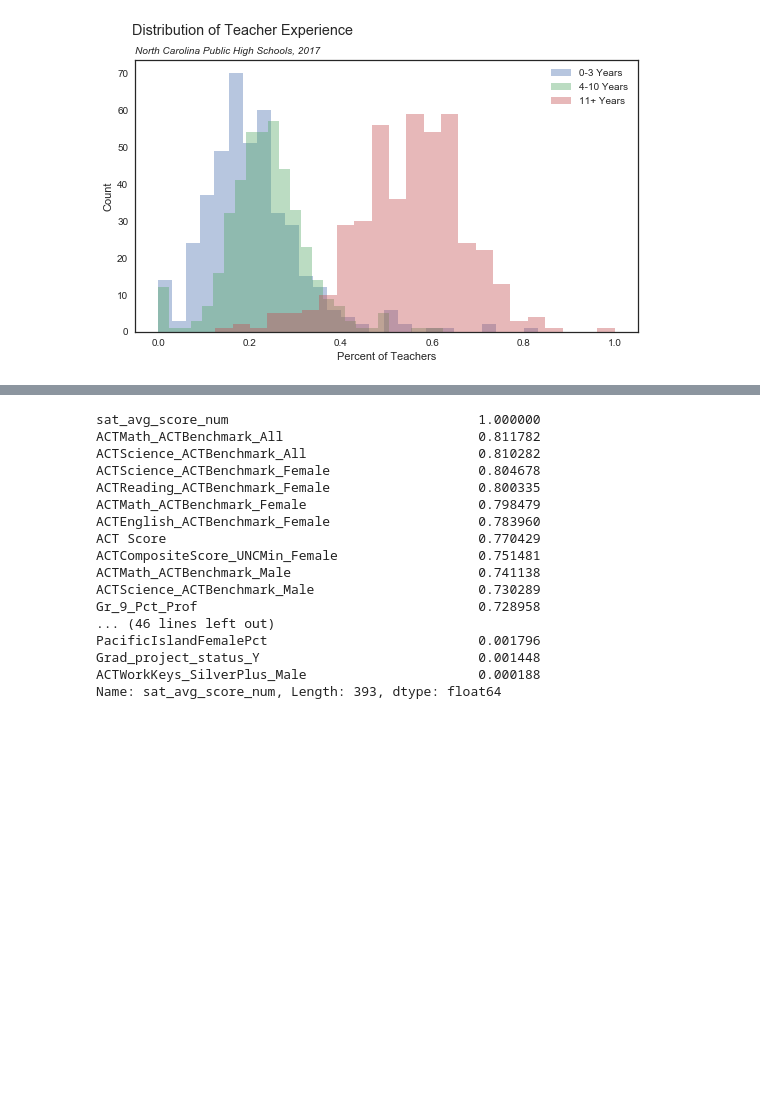
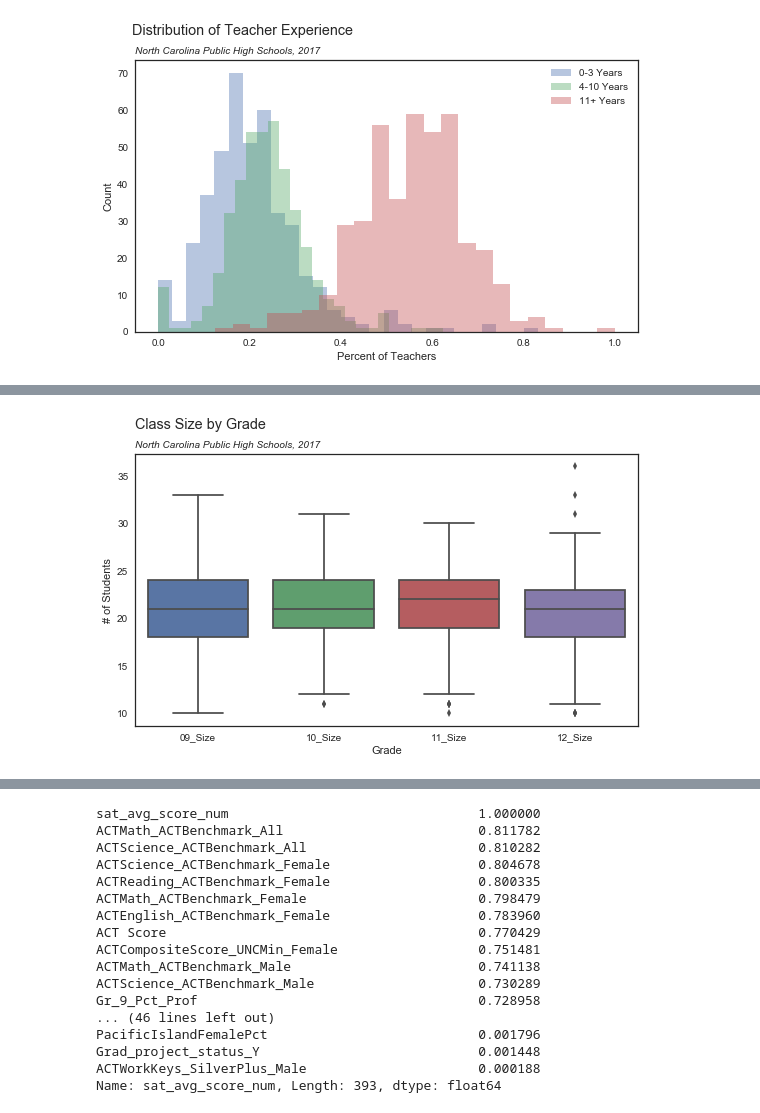
Before and after one commit to jeffweltman/MSDS7331, a Jupyter notebook: MSDS7331 - Lab 1.ipynb, the cells around one changed output, grey strips where cells are left out. Cells and saved outputs as stored; diff of their text form; code cells hidden in the pictures; blank space fills up the shorter version.

```diff
--- a/MSDS7331 - Lab 1.ipynb
+++ b/MSDS7331 - Lab 1.ipynb
@@ -1198 +1232,14 @@ plt.show()
+# %%
+vars = ['09_Size', '10_Size', '11_Size', '12_Size']
+class_size = hs_2017[vars]
+class_size = class_size[(class_size != 0).all(1)]
+fig, ax = plt.subplots(figsize=(9, 5))
+sns.boxplot(data=class_size)
+plt.xlabel("Grade")
+plt.ylabel("# of Students")
+plt.suptitle('Class Size by Grade', x = .225)
+plt.title('North Carolina Public High Schools, 2017', size=10, loc='left', style = 'italic')
+plt.show()
+# %% [output]
+[figure, added]
 # %% [markdown]
```
Also changed, not shown: parts of 31 cells of this notebook.
